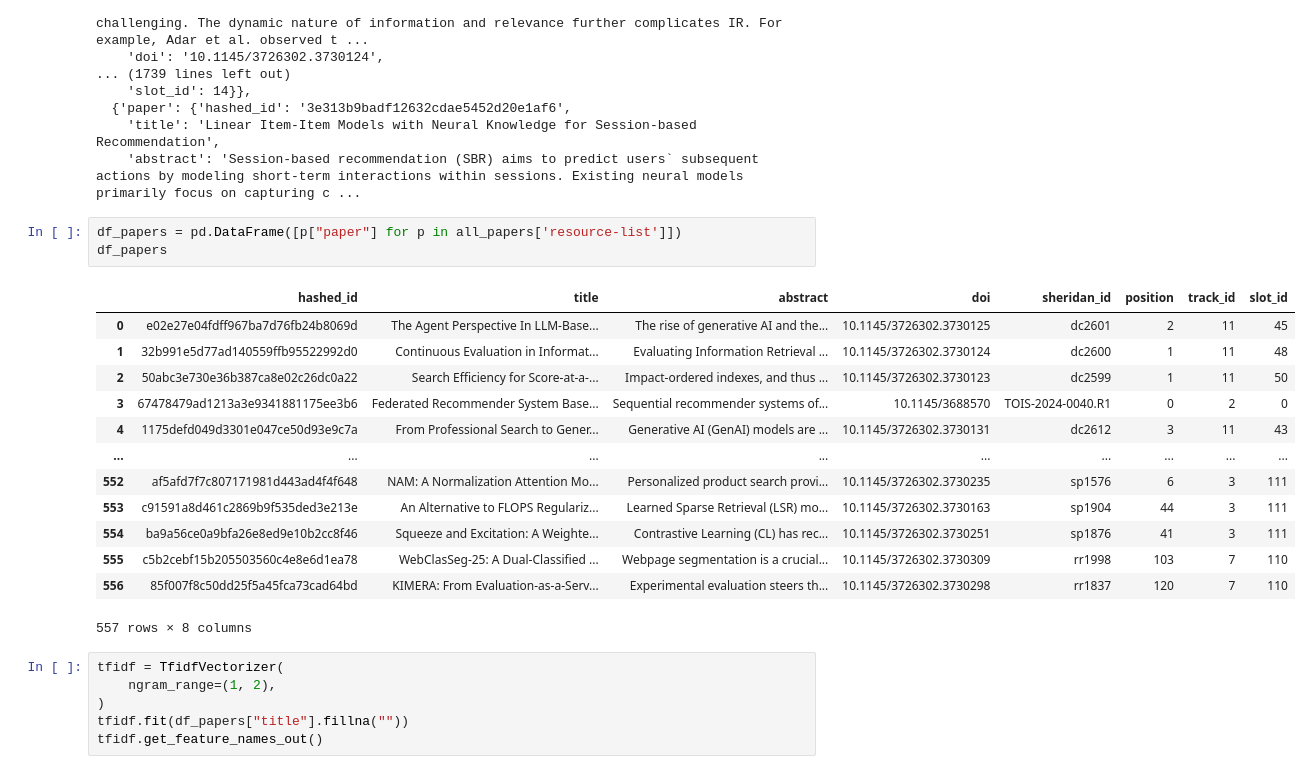
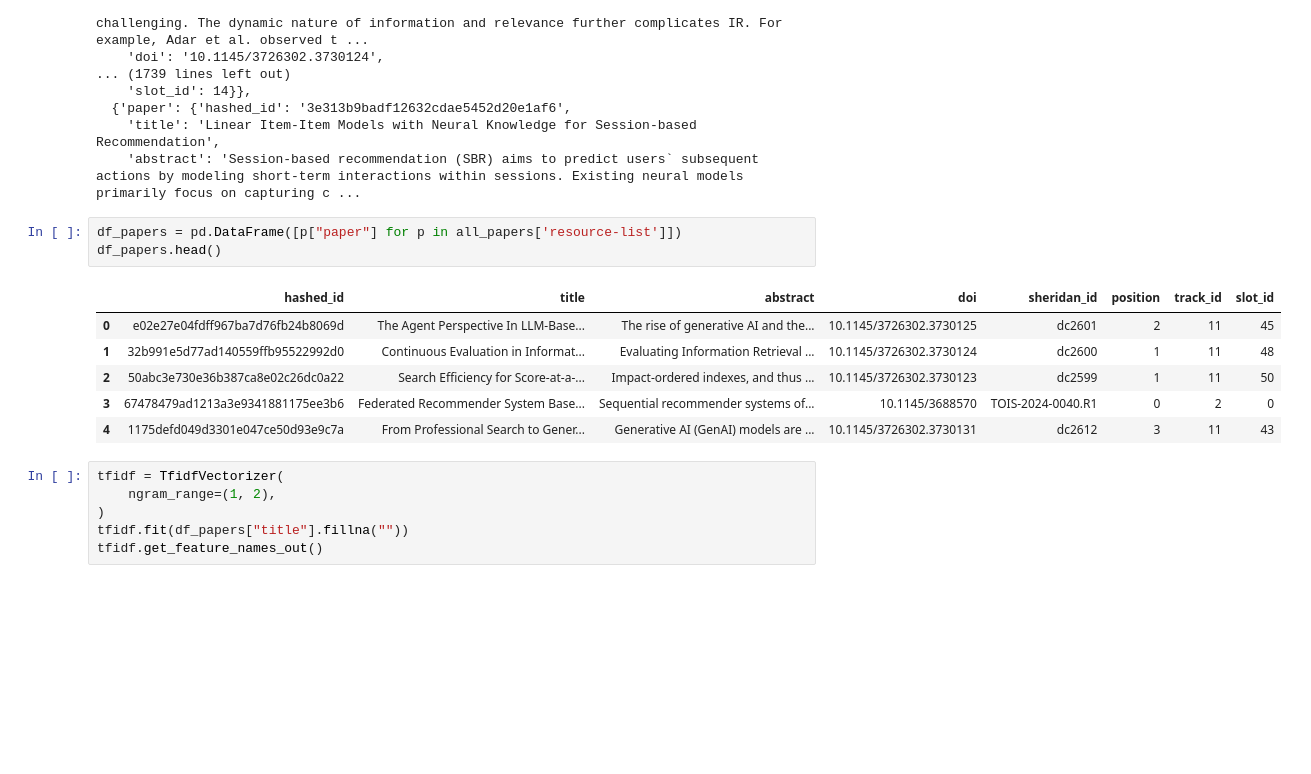
Before and after one commit to Dakantz/conferences, a Jupyter notebook: 2025-07-sigir/img_processing.ipynb, the cells around one changed output. Saved outputs shown, nothing was run; the diff lists cells and outputs as text; blank space fills up the shorter version.

```diff
--- a/2025-07-sigir/img_processing.ipynb
+++ b/2025-07-sigir/img_processing.ipynb
@@ -54,21 +54,14 @@ all_papers
     'abstract': 'Session-based recommendation (SBR) aims to predict users` subsequent actions by modeling short-term interactions within sessions. Existing neural models primarily focus on capturing c ...
 # %%
 df_papers = pd.DataFrame([p["paper"] for p in all_papers['resource-list']])
-df_papers
+df_papers.head()
 # %% [output]
 |  | hashed_id | title | abstract | doi | sheridan_id | position | track_id | slot_id |
 | 0 | e02e27e04fdff967ba7d76fb24b8069d | The Agent Perspective In LLM-Base... | The rise of generative AI and the... | 10.1145/3726302.3730125 | dc2601 | 2 | 11 | 45 |
 | 1 | 32b991e5d77ad140559ffb95522992d0 | Continuous Evaluation in Informat... | Evaluating Information Retrieval ... | 10.1145/3726302.3730124 | dc2600 | 1 | 11 | 48 |
 | 2 | 50abc3e730e36b387ca8e02c26dc0a22 | Search Efficiency for Score-at-a-... | Impact-ordered indexes, and thus ... | 10.1145/3726302.3730123 | dc2599 | 1 | 11 | 50 |
 | 3 | 67478479ad1213a3e9341881175ee3b6 | Federated Recommender System Base... | Sequential recommender systems of... | 10.1145/3688570 | TOIS-2024-0040.R1 | 0 | 2 | 0 |
 | 4 | 1175defd049d3301e047ce50d93e9c7a | From Professional Search to Gener... | Generative AI (GenAI) models are ... | 10.1145/3726302.3730131 | dc2612 | 3 | 11 | 43 |
-| ... | ... | ... | ... | ... | ... | ... | ... | ... |
-| 552 | af5afd7f7c807171981d443ad4f4f648 | NAM: A Normalization Attention Mo... | Personalized product search provi... | 10.1145/3726302.3730235 | sp1576 | 6 | 3 | 111 |
-| 553 | c91591a8d461c2869b9f535ded3e213e | An Alternative to FLOPS Regulariz... | Learned Sparse Retrieval (LSR) mo... | 10.1145/3726302.3730163 | sp1904 | 44 | 3 | 111 |
-| 554 | ba9a56ce0a9bfa26e8ed9e10b2cc8f46 | Squeeze and Excitation: A Weighte... | Contrastive Learning (CL) has rec... | 10.1145/3726302.3730251 | sp1876 | 41 | 3 | 111 |
-| 555 | c5b2cebf15b205503560c4e8e6d1ea78 | WebClasSeg-25: A Dual-Classified ... | Webpage segmentation is a crucial... | 10.1145/3726302.3730309 | rr1998 | 103 | 7 | 110 |
-| 556 | 85f007f8c50dd25f5a45fca73cad64bd | KIMERA: From Evaluation-as-a-Serv... | Experimental evaluation steers th... | 10.1145/3726302.3730298 | rr1837 | 120 | 7 | 110 |
-557 rows × 8 columns
 # %%
 tfidf = TfidfVectorizer(
     ngram_range=(1, 2),
```
Also changed, not shown: parts of 9 cells of this notebook, 18 other files.
